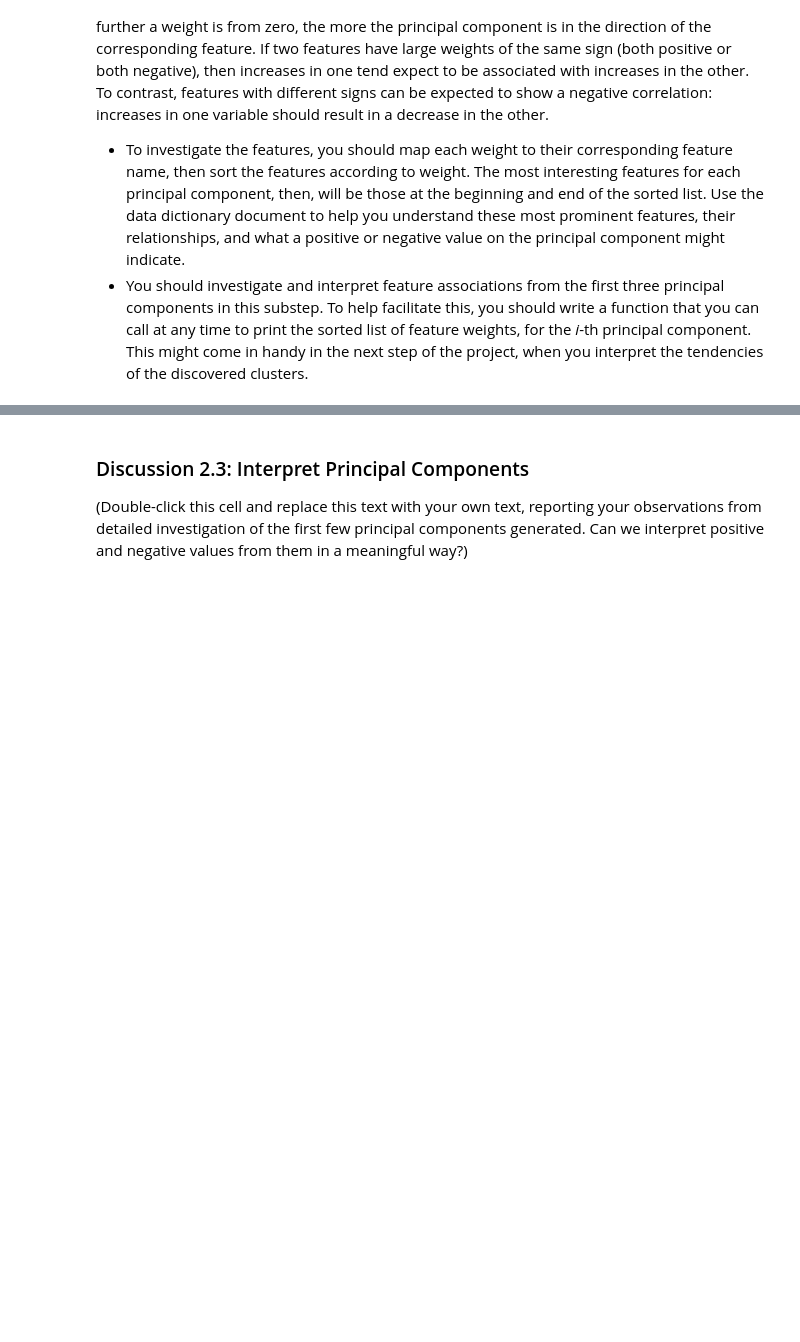
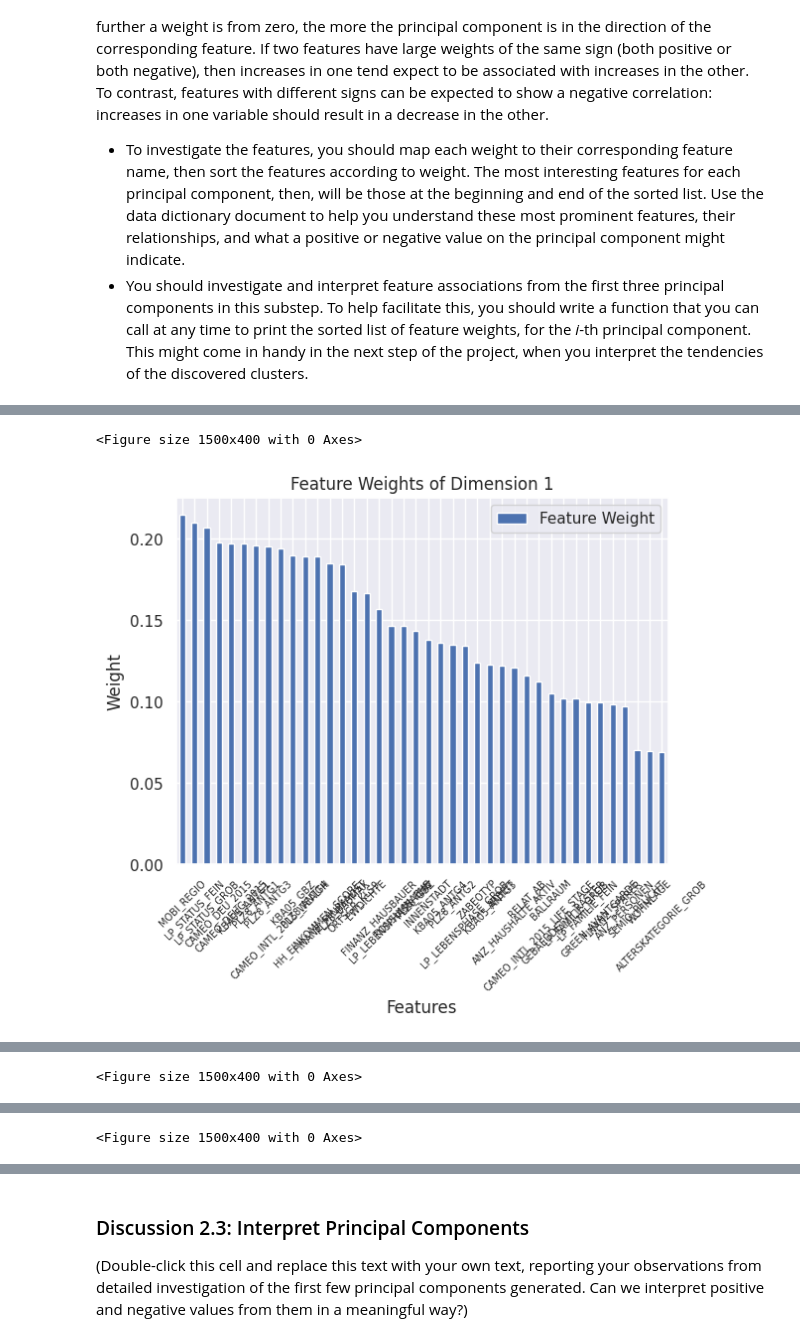
Before and after one commit to fab7/LESSONS-Unsupervised-Learning, a Jupyter notebook: project/Identify_Customer_Segments.ipynb, the cells around one changed output, grey strips where cells are left out. Drawn from its saved outputs; the diff is of its cells as text; code cells hidden in the pictures; blank space fills up the shorter version.

```diff
--- a/project/Identify_Customer_Segments.ipynb
+++ b/project/Identify_Customer_Segments.ipynb
@@ -1263,3 +1251,79 @@ As a reminder, each principal component is a unit vector that points in the dire
 # %%
 # Map weights for the third principal component to corresponding feature names
 # and then print the linked values, sorted by weight.
+# %%
+def plot_pca_results(dataset, pca, dim, verbose=0):
+    '''
+	Create a DataFrame of the PCA results
+	Includes dimension feature weights and explained variance
+	Visualizes the PCA results
+    Args:
+        dataset (df) - The full dataset
+        pca (pca-obj)- The pca object
+        dim (int)    - The diemension to plot
+
+    Returns:
+      None
+	'''
+    if verbose > 2 :
+        print(f"The shape of the PCA weight matrix is {pca.components_.shape} ")
+
+    # Assess the value of 'dim'
+    if dim < 1 or dim > pca.components_.shape[1]:
+        print(f"[ERROR] The dimension parameter ({dim}) is not in range!!!")
+        sys.exit()
+
+    # Retreive the matrix with the loadings of each feature on each principal
+    #  component. Fyi, each row corresponds to a principal component, and each
+    #  column corresponds to a feature.
+    feature_weights = pca.components_
+
+    # Extract the weights of dimension 'd'
+    weights_dim = feature_weights[dim-1]
+
+    # Take the absolute values of the weights
+    abs_weights = abs(weights_dim)
+
+    # Create a dataframe with the feature weights of dimension 'd'
+    feature_names = data_ss.columns
+    df_weights_dim = pd.DataFrame(data=abs_weights,
+                                  columns=['Feature Weight'],
+                                  index=feature_names)
+
+    # Sort the dataframe by weights
+    df_weights_dim = df_weights_dim.sort_values(by='Feature Weight',
+                                                ascending=False)
+
+    # Select a set of top contributors
+    top_selection = (int)(pca.components_.shape[1]/2)
+    top_features = df_weights_dim[:top_selection]
+
+    if verbose > 0:
+        print(f"### The weights for principal component number {dim} are ###")
+        print(top_features)
+
+    # Create a new figure with the specified height
+    fig = plt.figure(figsize=(15, 4))
+
+    # Bar plot the weights
+    top_features.plot.bar()
+
+    # Set the title and labels for the plot
+    title = f"Feature Weights of Dimension {dim}"
+    plt.title(title)
+    plt.xlabel('Features')
+    plt.ylabel('Weight')
+
+    # Rotate the x-axis labels by 45 degrees and dercreas font size
+    plt.xticks(rotation=45, fontsize=7)
+
+    # Display the plot
+    plt.show()
+
+
+###############################################################################
+##
+##
+for d in range (1, 4):
+    plot_pca_results(data_ss, pca, d, verbose=1)
+# %% [output]
@@ -1265,0 +1347,2 @@ As a reminder, each principal component is a unit vector that points in the dire
+<Figure size 1500x400 with 0 Axes>
+[figure, added]
@@ -1265,0 +1366 @@ As a reminder, each principal component is a unit vector that points in the dire
+<Figure size 1500x400 with 0 Axes>
@@ -1265,0 +1385 @@ As a reminder, each principal component is a unit vector that points in the dire
+<Figure size 1500x400 with 0 Axes>
```
Also changed, not shown: parts of 10 cells of this notebook.
